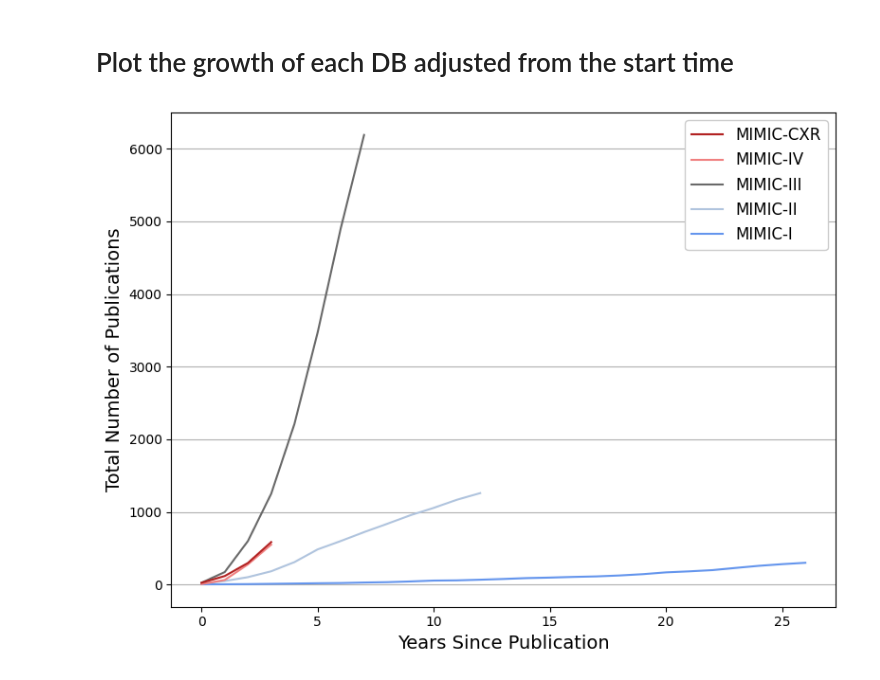
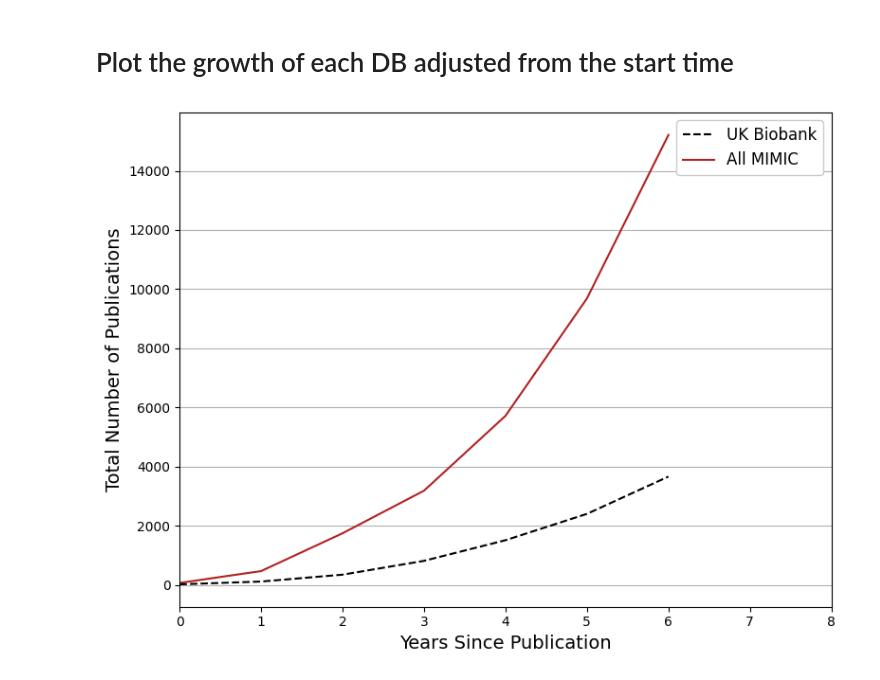
Before and after one commit to MIT-LCP/citation-tracker, a Jupyter notebook: mimic-citations.ipynb, the cells around one changed output. Cells and saved outputs as stored; diff of their text form; code cells hidden in the pictures.

Commit message:
Adds more detailed MIMIC citations statistics / analysis

```diff
--- a/mimic-citations.ipynb
+++ b/mimic-citations.ipynb
@@ -652,36 +711,59 @@ plt.show()
 colors = [
     'cornflowerblue',
     'lightsteelblue',
     'dimgray',
     'lightcoral',
     'firebrick'
 ]
-max_year = 2023
+max_year = 2022
+ALL_MIMIC = True
 
 years = [int(y) for y in google_scholar_mimic_pubs[list(google_scholar_mimic_pubs.keys())[0]].keys()]
 db_order = ['mimic-i','mimic-ii','mimic-iii','mimic-iv','mimic-cxr']
 
 plt.figure(figsize=(8,6))
 
+if ALL_MIMIC:
+    all_x_data = []
+    all_y_data = []
 for i,db in enumerate(db_order):
     for y,v in google_scholar_mimic_pubs[db].items():
         if v != 0:
             start_year = int(y)
             break
     y_data = [v for y,v in google_scholar_mimic_pubs[db].items() if ((int(y) >= start_year) and (int(y) <= max_year))]
     y_data = np.cumsum(y_data)
-    x_data = range(len(y_data))
-    plt.plot(x_data, y_data, color=colors[i], label=db.upper())
+    if ALL_MIMIC:
+        all_y_data.append(y_data)
+    else:
+        x_data = range(len(y_data))
+        plt.plot(x_data, y_data, color=colors[i], label=db.upper())
+if ALL_MIMIC:
+    max_len = max([len(a) for a in all_y_data])
+    all_x_data = range(max_len)
+    all_y_data = np.cumsum(np.sum([np.pad(a, (0, max_len-len(a)), 'constant') for a in all_y_data], axis=0))
+    plt.plot(all_x_data[:7], all_y_data[:7], color=colors[i], label='All MIMIC')
+
+closed_markers = [None, 'o', '^', 's']
+for i,closed_dataset in enumerate(closed_datasets.items()):
+    if closed_dataset[0] == 'UK Biobank':
+        # UK Biobank for comparison
+        start_year = int(list(closed_dataset[1].keys())[0])
+        y_data = [v for y,v in closed_dataset[1].items() if ((int(y) >= start_year) and (int(y) <= max_year))]
+        y_data = np.cumsum(y_data)
+        x_data = range(len(y_data))
+        plt.plot(x_data[:7], y_data[:7], color='k', linestyle='--', marker=closed_markers[i], label=closed_dataset[0])
 
 plt.xlabel('Years Since Publication', fontsize=14)
 plt.ylabel('Total Number of Publications', fontsize=14)
 handles, labels = plt.gca().get_legend_handles_labels()
-order = np.arange(len(db_order)-1, -1, -1)
+order = np.arange(len(labels)-1, -1, -1)
 legend = plt.legend([handles[i] for i in order], [labels[i] for i in order], loc='upper right', fontsize=12)
 legend.get_frame().set_alpha(1)
 plt.grid(zorder=-1, axis='y')
+plt.xlim([0,8])
 plt.tight_layout()
-plt.savefig(os.path.join('search_results', 'google_scholar', 'cumulative_line-plot_baseline.png'))
+# plt.savefig(os.path.join(SEARCH_RESULT_FOLDER, 'google_scholar', 'cumulative_line-plot_baseline.png'))
 plt.show()
 # %% [output]
-[figure, old version]
+[figure, new version]
```
Also changed, not shown: parts of 15 cells of this notebook, 5 other files.
